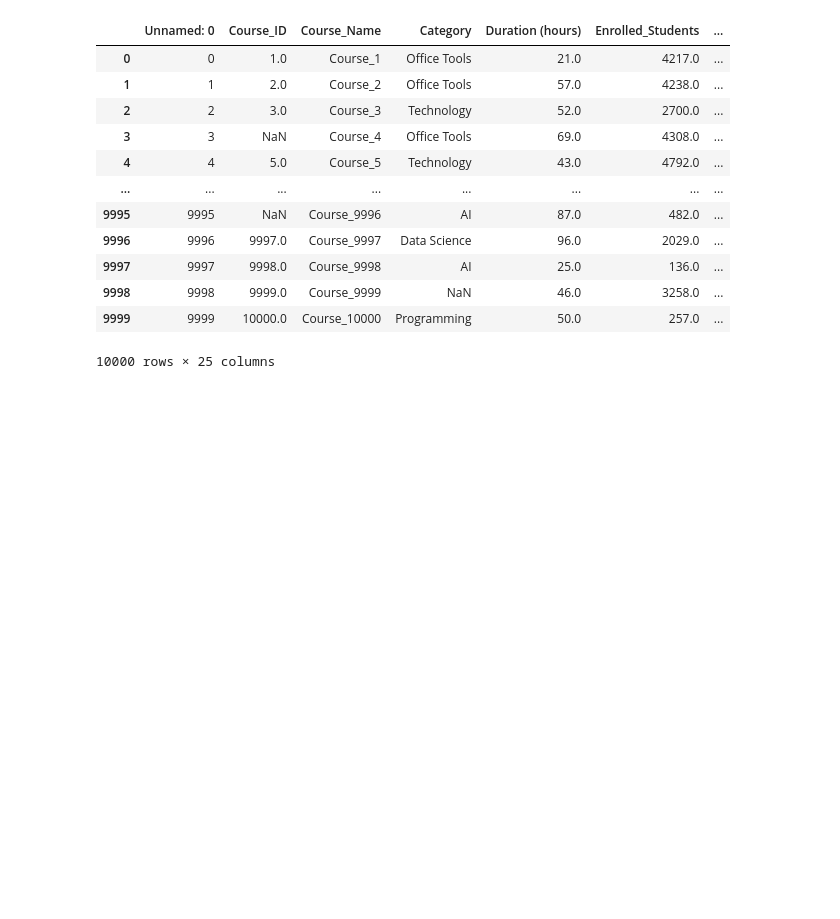
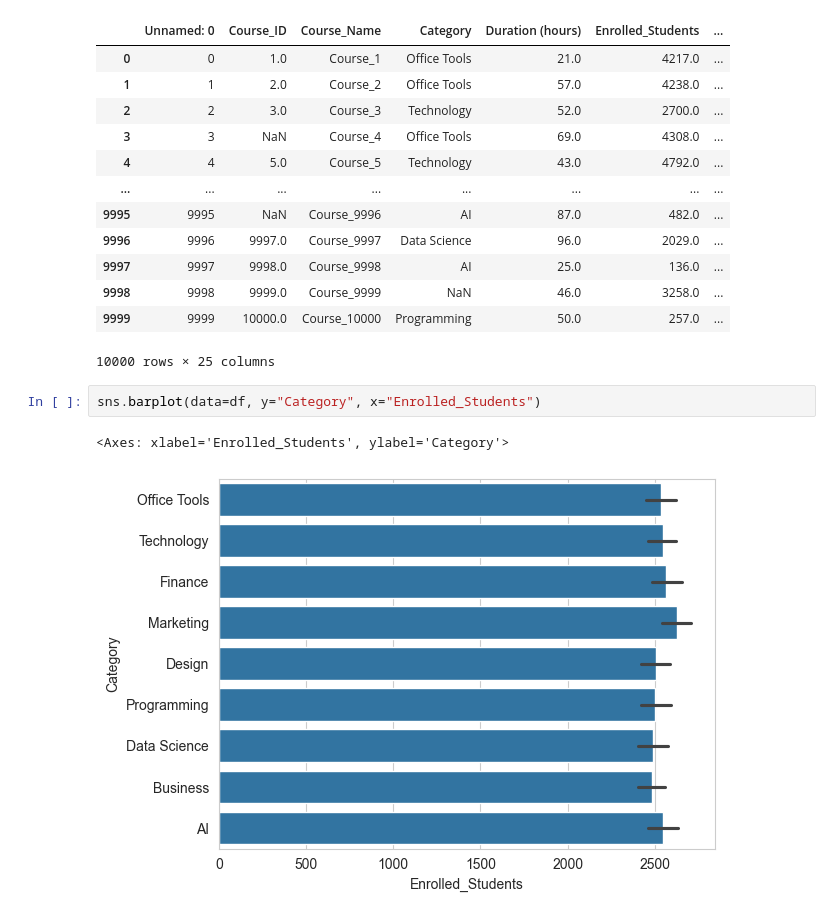
Before and after one commit to madinaAbdujabborova/exam_project, a Jupyter notebook: project.ipynb, the cells around one changed output. Drawn from its saved outputs; the diff is of its cells as text; blank space fills up the shorter version.

```diff
--- a/project.ipynb
+++ b/project.ipynb
@@ -734,3 +744,8 @@ df
 | 9998 | 9998 | 9999.0 | Course_9999 | NaN | 46.0 | 3258.0 | ... |
 | 9999 | 9999 | 10000.0 | Course_10000 | Programming | 50.0 | 257.0 | ... |
 10000 rows × 25 columns
+# %%
+sns.barplot(data=df, y="Category", x="Enrolled_Students")
+# %% [output]
+<Axes: xlabel='Enrolled_Students', ylabel='Category'>
+[figure, added]
```
Also changed, not shown: parts of 2 cells of this notebook, 2 other files.
